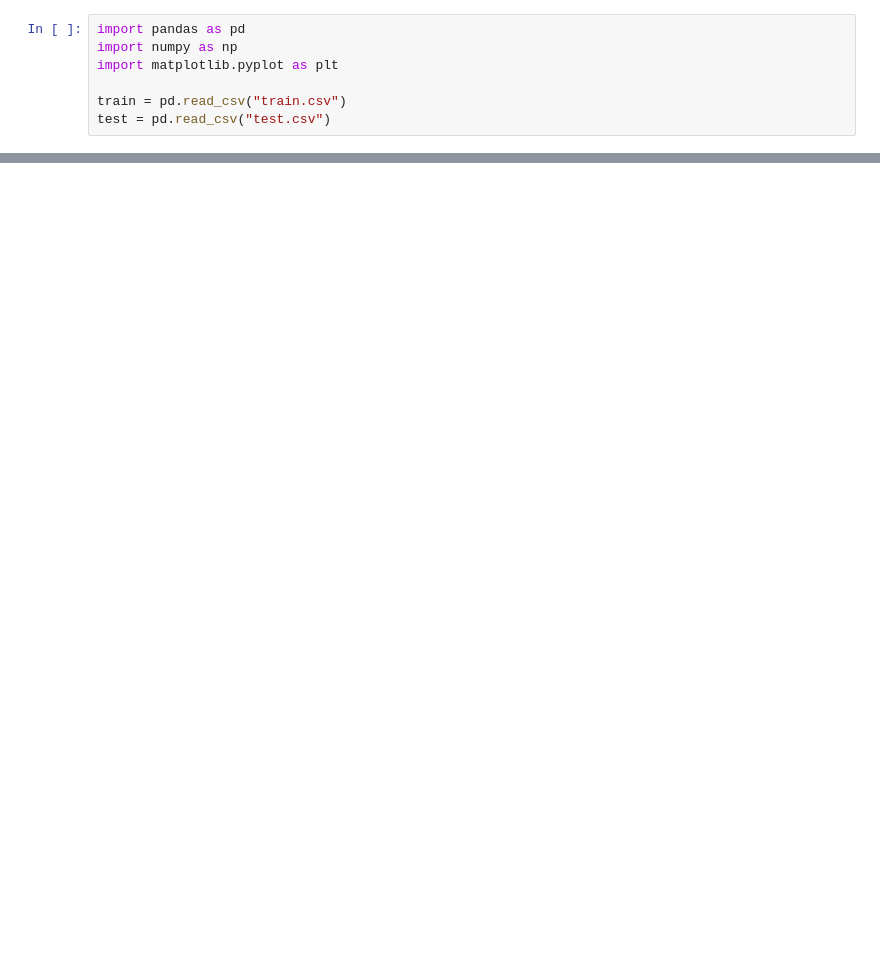
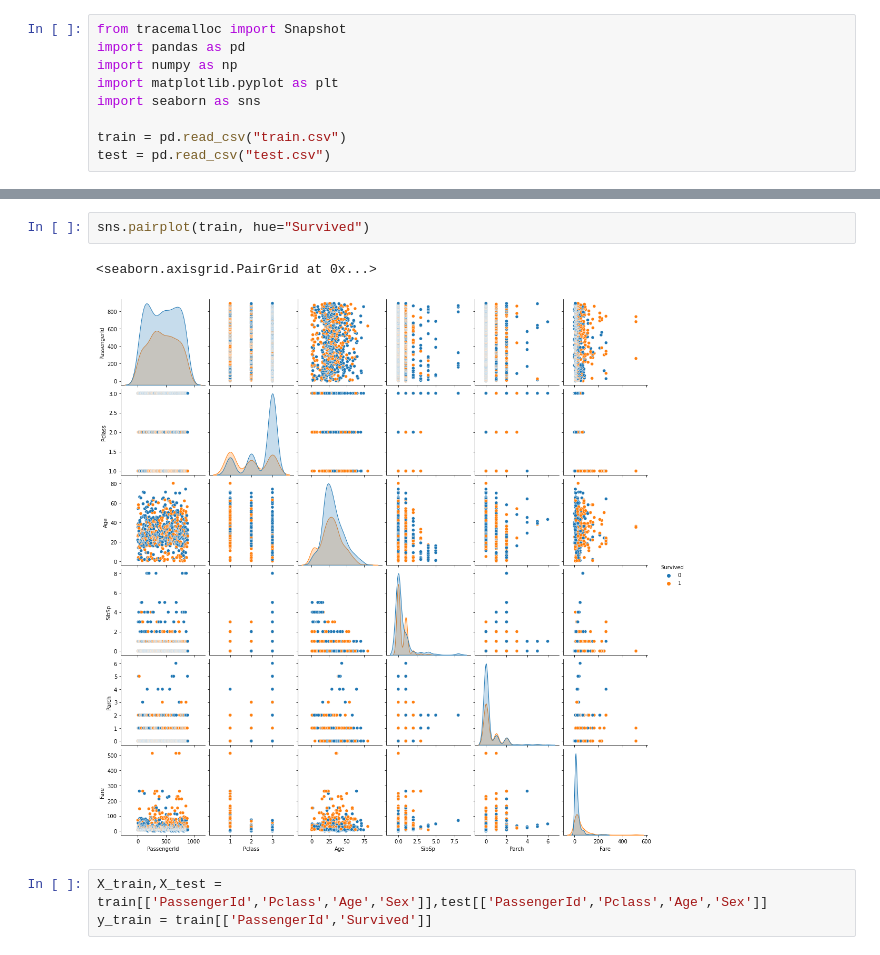
Before and after one commit to HerbertMariano/kaggle-dojo, a Jupyter notebook: titanic.ipynb, the cells around one changed output, grey strips where cells are left out. Saved outputs shown, nothing was run; the diff lists cells and outputs as text; blank space fills up the shorter version.

```diff
--- a/titanic.ipynb
+++ b/titanic.ipynb
@@ -1,7 +1,9 @@
 # %%
+from tracemalloc import Snapshot
 import pandas as pd
 import numpy as np
 import matplotlib.pyplot as plt
+import seaborn as sns
 
 train = pd.read_csv("train.csv")
 test = pd.read_csv("test.csv")
@@ -14,3 +16,11 @@ train.head()
 | 2 | 3 | 1 | 3 | Heikkinen, Miss. Laina | female | 26.0 | 0 | 0 | STON/O2. 3101282 | 7.9250 | ... |
 | 3 | 4 | 1 | 1 | Futrelle, Mrs. Jacques Heath (Lil... | female | 35.0 | 1 | 0 | 113803 | 53.1000 | ... |
 | 4 | 5 | 0 | 3 | Allen, Mr. William Henry | male | 35.0 | 0 | 0 | 373450 | 8.0500 | ... |
+# %%
+sns.pairplot(train, hue="Survived")
+# %% [output]
+<seaborn.axisgrid.PairGrid at 0x...>
+[figure, added]
+# %%
+X_train,X_test = train[['PassengerId','Pclass','Age','Sex']],test[['PassengerId','Pclass','Age','Sex']]
+y_train = train[['PassengerId','Survived']]
```
